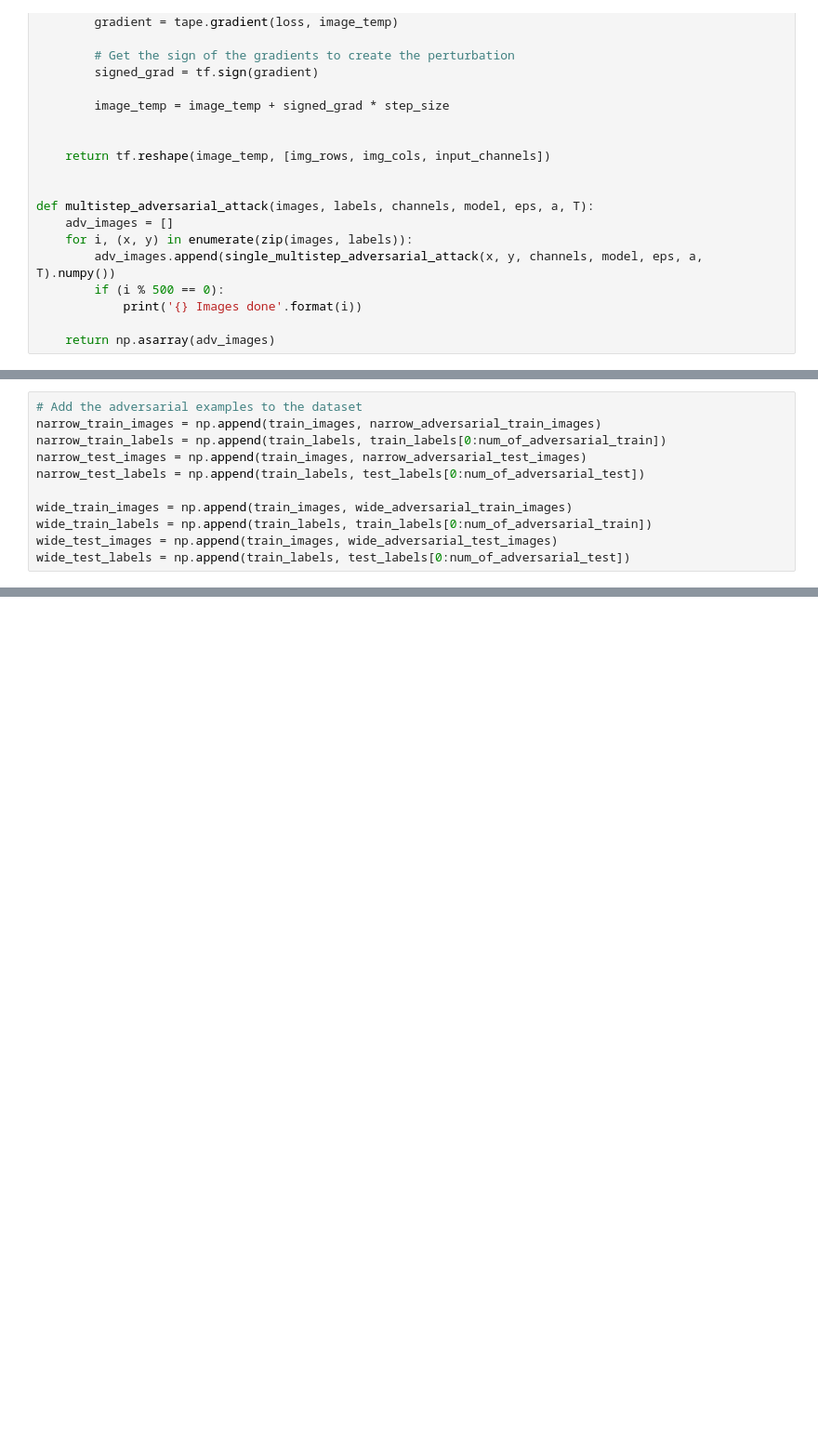
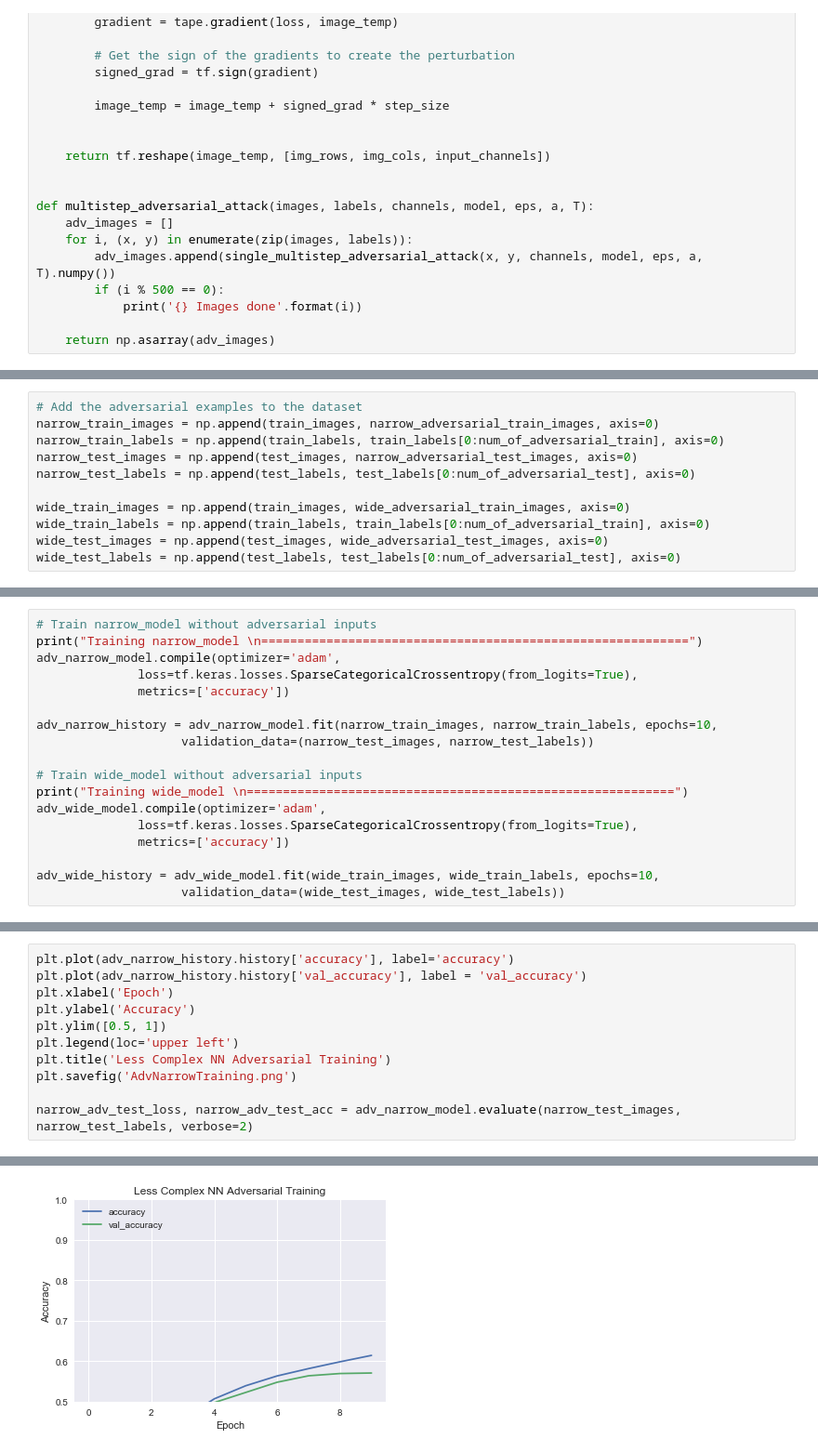
Before and after one commit to AlexK81799/CSCI4961Project, a Jupyter notebook: Experimentation/NNComplexity.ipynb, the cells around one changed output, grey strips where cells are left out. Shown: that part at 93% size. Drawn from its saved outputs; the diff is of its cells as text; blank space fills up the shorter version.

```diff
--- a/Experimentation/NNComplexity.ipynb
+++ b/Experimentation/NNComplexity.ipynb
@@ -236,11 +250,11 @@ print('Wide Test Done')
 # %%
 # Add the adversarial examples to the dataset
-narrow_train_images = np.append(train_images, narrow_adversarial_train_images)
-narrow_train_labels = np.append(train_labels, train_labels[0:num_of_adversarial_train])
-narrow_test_images = np.append(train_images, narrow_adversarial_test_images)
-narrow_test_labels = np.append(train_labels, test_labels[0:num_of_adversarial_test])
+narrow_train_images = np.append(train_images, narrow_adversarial_train_images, axis=0)
+narrow_train_labels = np.append(train_labels, train_labels[0:num_of_adversarial_train], axis=0)
+narrow_test_images = np.append(test_images, narrow_adversarial_test_images, axis=0)
+narrow_test_labels = np.append(test_labels, test_labels[0:num_of_adversarial_test], axis=0)
 
-wide_train_images = np.append(train_images, wide_adversarial_train_images)
-wide_train_labels = np.append(train_labels, train_labels[0:num_of_adversarial_train])
-wide_test_images = np.append(train_images, wide_adversarial_test_images)
-wide_test_labels = np.append(train_labels, test_labels[0:num_of_adversarial_test])
+wide_train_images = np.append(train_images, wide_adversarial_train_images, axis=0)
+wide_train_labels = np.append(train_labels, train_labels[0:num_of_adversarial_train], axis=0)
+wide_test_images = np.append(test_images, wide_adversarial_test_images, axis=0)
+wide_test_labels = np.append(test_labels, test_labels[0:num_of_adversarial_test], axis=0)
@@ -246,0 +314,18 @@ wide_test_labels = np.append(train_labels, test_labels[0:num_of_adversarial_test
+# %%
+# Train narrow_model without adversarial inputs
+print("Training narrow_model \n===========================================================")
+adv_narrow_model.compile(optimizer='adam',
+              loss=tf.keras.losses.SparseCategoricalCrossentropy(from_logits=True),
+              metrics=['accuracy'])
+
+adv_narrow_history = adv_narrow_model.fit(narrow_train_images, narrow_train_labels, epochs=10,
+                    validation_data=(narrow_test_images, narrow_test_labels))
+
+# Train wide_model without adversarial inputs
+print("Training wide_model \n===========================================================")
+adv_wide_model.compile(optimizer='adam',
+              loss=tf.keras.losses.SparseCategoricalCrossentropy(from_logits=True),
+              metrics=['accuracy'])
+
+adv_wide_history = adv_wide_model.fit(wide_train_images, wide_train_labels, epochs=10,
+                    validation_data=(wide_test_images, wide_test_labels))
@@ -246,0 +350,12 @@ wide_test_labels = np.append(train_labels, test_labels[0:num_of_adversarial_test
+# %%
+plt.plot(adv_narrow_history.history['accuracy'], label='accuracy')
+plt.plot(adv_narrow_history.history['val_accuracy'], label = 'val_accuracy')
+plt.xlabel('Epoch')
+plt.ylabel('Accuracy')
+plt.ylim([0.5, 1])
+plt.legend(loc='upper left')
+plt.title('Less Complex NN Adversarial Training')
+plt.savefig('AdvNarrowTraining.png')
+
+narrow_adv_test_loss, narrow_adv_test_acc = adv_narrow_model.evaluate(narrow_test_images, narrow_test_labels, verbose=2)
+# %% [output]
@@ -246,0 +363 @@ wide_test_labels = np.append(train_labels, test_labels[0:num_of_adversarial_test
+[figure, added]
```
Also changed, not shown: parts of 8 cells of this notebook, 4 other files.
